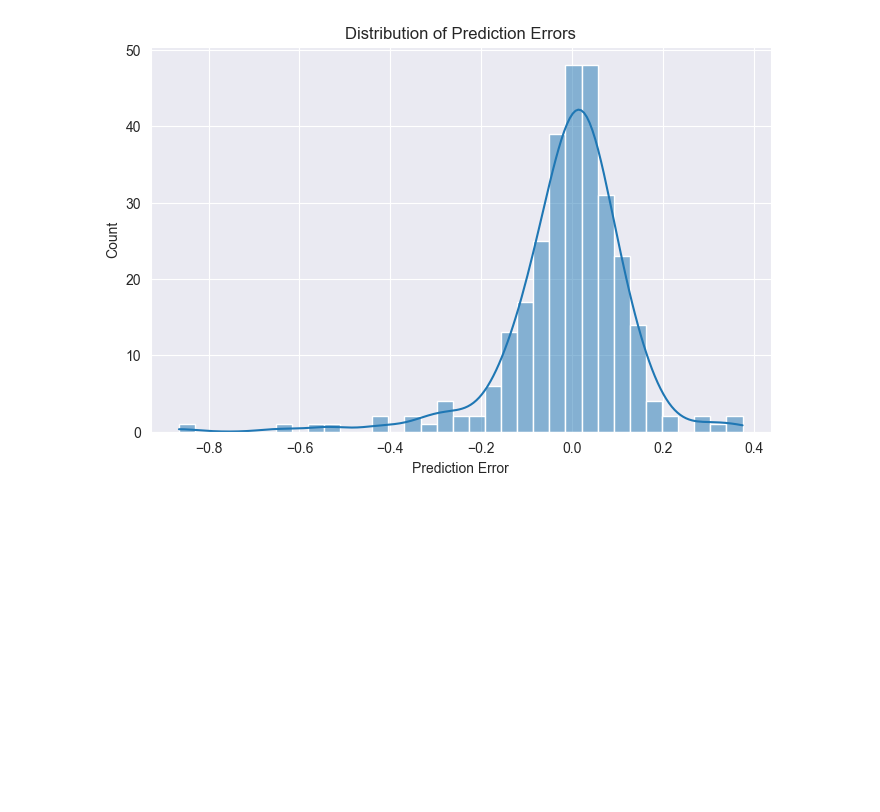
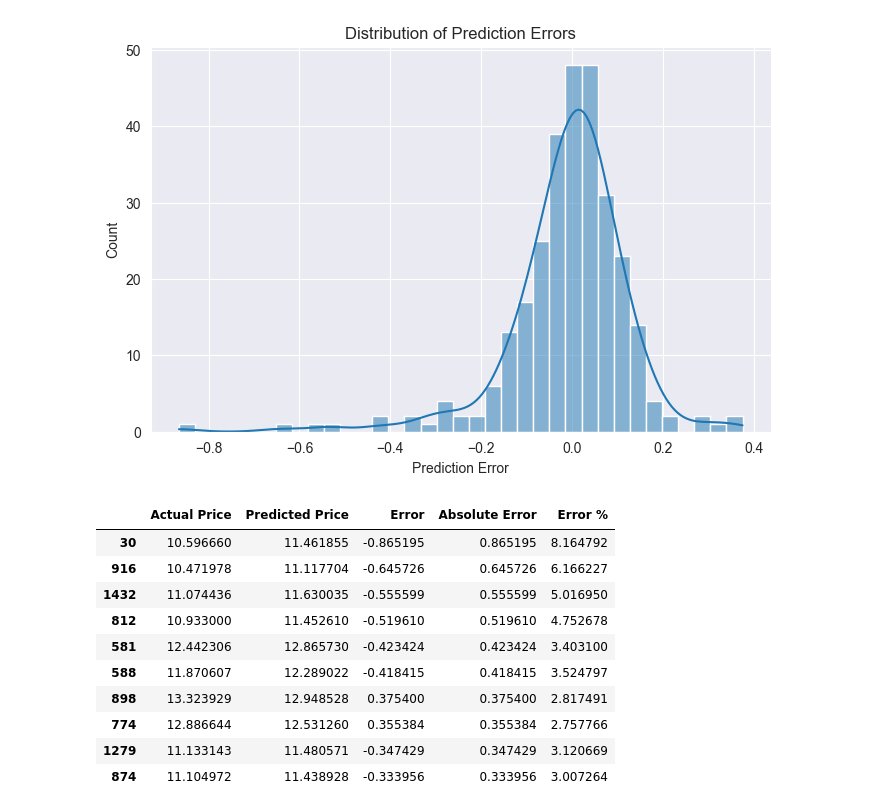
Before and after one commit to AOISYNM/DA_Practice, a Jupyter notebook: House_Pred/code/HousePrices.ipynb, the cells around one changed output. Saved outputs shown, nothing was run; the diff lists cells and outputs as text; code cells hidden in the pictures; blank space fills up the shorter version.

Commit message:
analyzed the largest prediction errors

```diff
--- a/House_Pred/code/HousePrices.ipynb
+++ b/House_Pred/code/HousePrices.ipynb
@@ -847,3 +847,41 @@ plt.title("Distribution of Prediction Errors")
 plt.show()
 # %% [output]
 [figure]
+# %%
+
+
+prediction_results = pd.DataFrame({
+    'Actual Price': y_test,
+    'Predicted Price': preds_log
+})
+
+prediction_results['Error'] = (
+    prediction_results['Actual Price'] -
+    prediction_results['Predicted Price']
+)
+
+prediction_results['Absolute Error'] = (
+    prediction_results['Error'].abs()
+)
+
+prediction_results['Error %'] = (
+    prediction_results['Absolute Error'] /
+    prediction_results['Actual Price'] * 100
+)
+
+prediction_results.sort_values(
+    'Absolute Error',
+    ascending=False
+).head(10)
+# %% [output]
+|  | Actual Price | Predicted Price | Error | Absolute Error | Error % |
+| 30 | 10.596660 | 11.461855 | -0.865195 | 0.865195 | 8.164792 |
+| 916 | 10.471978 | 11.117704 | -0.645726 | 0.645726 | 6.166227 |
+| 1432 | 11.074436 | 11.630035 | -0.555599 | 0.555599 | 5.016950 |
+| 812 | 10.933000 | 11.452610 | -0.519610 | 0.519610 | 4.752678 |
+| 581 | 12.442306 | 12.865730 | -0.423424 | 0.423424 | 3.403100 |
+| 588 | 11.870607 | 12.289022 | -0.418415 | 0.418415 | 3.524797 |
+| 898 | 13.323929 | 12.948528 | 0.375400 | 0.375400 | 2.817491 |
+| 774 | 12.886644 | 12.531260 | 0.355384 | 0.355384 | 2.757766 |
+| 1279 | 11.133143 | 11.480571 | -0.347429 | 0.347429 | 3.120669 |
+| 874 | 11.104972 | 11.438928 | -0.333956 | 0.333956 | 3.007264 |
```
Also changed, not shown: parts of 1 cell of this notebook.
